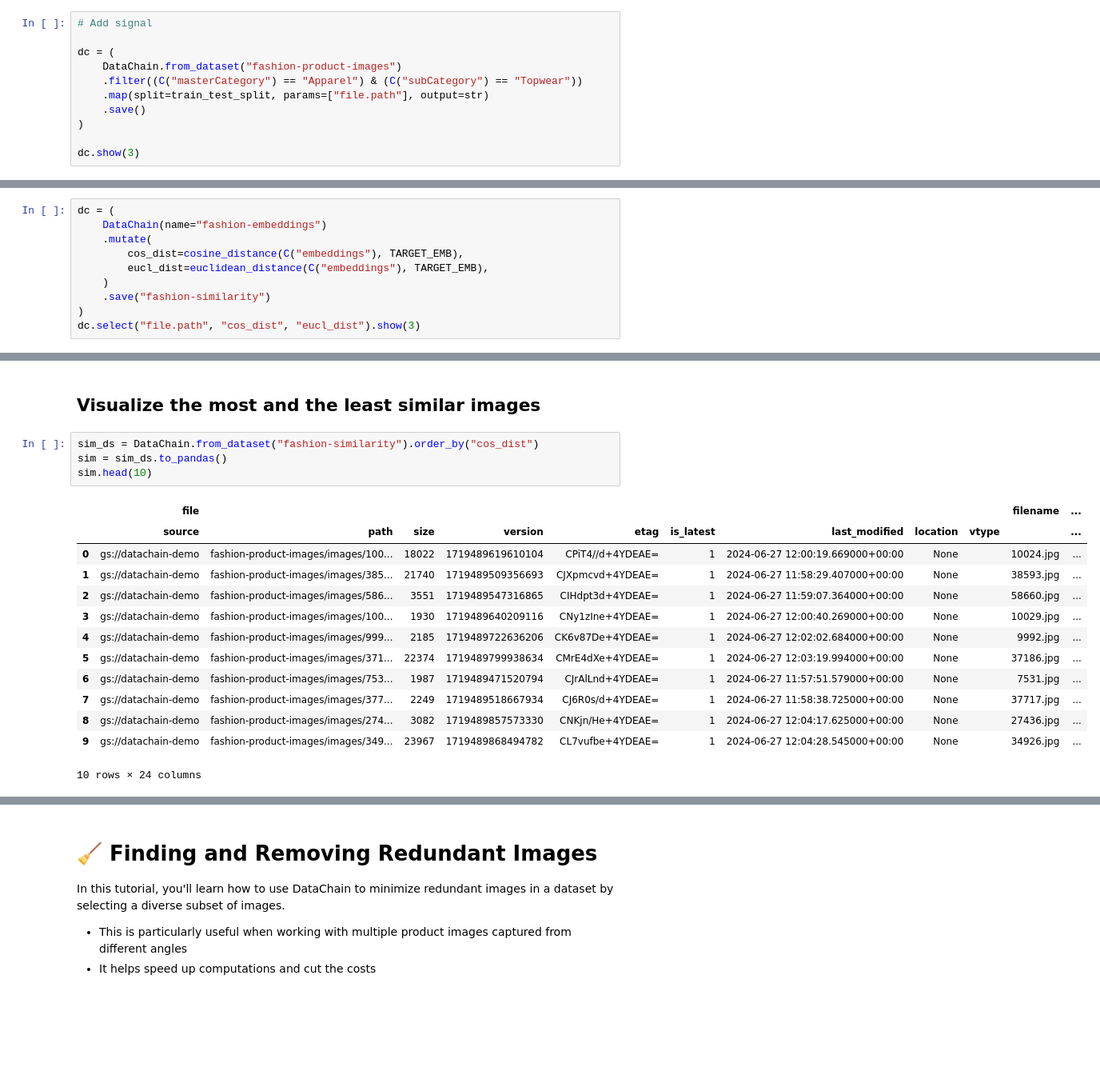
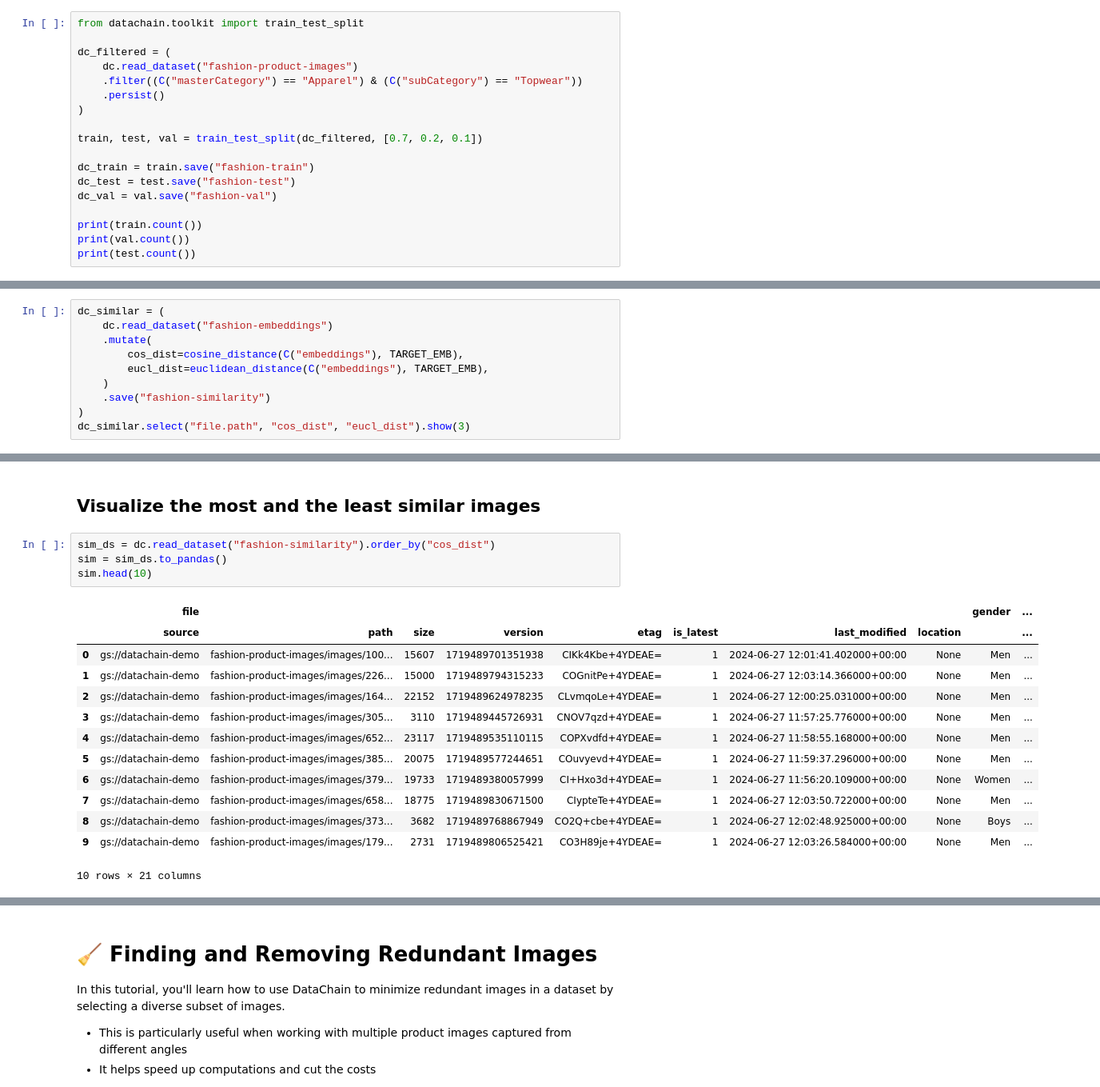
Before and after one commit to datachain-ai/datachain-examples, a Jupyter notebook: computer_vision/fashion_product_images/2-working-with-image-datachains.ipynb, the cells around one changed output, grey strips where cells are left out. Shown at 80% size. Cells and saved outputs as stored; diff of their text form; blank space fills up the shorter version.

```diff
--- a/computer_vision/fashion_product_images/2-working-with-image-datachains.ipynb
+++ b/computer_vision/fashion_product_images/2-working-with-image-datachains.ipynb
@@ -248,12 +215,19 @@ def train_test_split(name) -> str:
 # %%
-# Add signal
+from datachain.toolkit import train_test_split
 
-dc = (
-    DataChain.from_dataset("fashion-product-images")
+dc_filtered = (
+    dc.read_dataset("fashion-product-images")
     .filter((C("masterCategory") == "Apparel") & (C("subCategory") == "Topwear"))
-    .map(split=train_test_split, params=["file.path"], output=str)
-    .save()
+    .persist()
 )
 
-dc.show(3)
+train, test, val = train_test_split(dc_filtered, [0.7, 0.2, 0.1])
+
+dc_train = train.save("fashion-train")
+dc_test = test.save("fashion-test")
+dc_val = val.save("fashion-val")
+
+print(train.count())
+print(val.count())
+print(test.count())
 # %% [output]
@@ -403,15 +363,15 @@ img
 
 - Calculate the cosine and Euclidean distances between the embeddings of each image and the target image's embeddings using built-in `cosine_distance` and `euclidean_distance` functions.
 # %%
-dc = (
-    DataChain(name="fashion-embeddings")
+dc_similar = (
+    dc.read_dataset("fashion-embeddings")
     .mutate(
         cos_dist=cosine_distance(C("embeddings"), TARGET_EMB),
         eucl_dist=euclidean_distance(C("embeddings"), TARGET_EMB),
     )
     .save("fashion-similarity")
 )
-dc.select("file.path", "cos_dist", "eucl_dist").show(3)
+dc_similar.select("file.path", "cos_dist", "eucl_dist").show(3)
 # %% [output]
 |  | file | cos_dist | eucl_dist |
 |  | path |  |  |
@@ -474,23 +434,23 @@ plt.show()
 # %% [markdown]
 ## Visualize the most and the least similar images
 # %%
-sim_ds = DataChain.from_dataset("fashion-similarity").order_by("cos_dist")
+sim_ds = dc.read_dataset("fashion-similarity").order_by("cos_dist")
 sim = sim_ds.to_pandas()
 sim.head(10)
 # %% [output]
-|  | file |  |  |  |  |  |  |  |  | filename | ... |
-|  | source | path | size | version | etag | is_latest | last_modified | location | vtype |  | ... |
-| 0 | gs://datachain-demo | fashion-product-images/images/100... | 18022 | 1719489619610104 | CPiT4//d+4YDEAE= | 1 | 2024-06-27 12:00:19.669000+00:00 | None |  | 10024.jpg | ... |
-| 1 | gs://datachain-demo | fashion-product-images/images/385... | 21740 | 1719489509356693 | CJXpmcvd+4YDEAE= | 1 | 2024-06-27 11:58:29.407000+00:00 | None |  | 38593.jpg | ... |
-| 2 | gs://datachain-demo | fashion-product-images/images/586... | 3551 | 1719489547316865 | CIHdpt3d+4YDEAE= | 1 | 2024-06-27 11:59:07.364000+00:00 | None |  | 58660.jpg | ... |
-| 3 | gs://datachain-demo | fashion-product-images/images/100... | 1930 | 1719489640209116 | CNy1zIne+4YDEAE= | 1 | 2024-06-27 12:00:40.269000+00:00 | None |  | 10029.jpg | ... |
-| 4 | gs://datachain-demo | fashion-product-images/images/999... | 2185 | 1719489722636206 | CK6v87De+4YDEAE= | 1 | 2024-06-27 12:02:02.684000+00:00 | None |  | 9992.jpg | ... |
-| 5 | gs://datachain-demo | fashion-product-images/images/371... | 22374 | 1719489799938634 | CMrE4dXe+4YDEAE= | 1 | 2024-06-27 12:03:19.994000+00:00 | None |  | 37186.jpg | ... |
-| 6 | gs://datachain-demo | fashion-product-images/images/753... | 1987 | 1719489471520794 | CJrAlLnd+4YDEAE= | 1 | 2024-06-27 11:57:51.579000+00:00 | None |  | 7531.jpg | ... |
-| 7 | gs://datachain-demo | fashion-product-images/images/377... | 2249 | 1719489518667934 | CJ6R0s/d+4YDEAE= | 1 | 2024-06-27 11:58:38.725000+00:00 | None |  | 37717.jpg | ... |
-| 8 | gs://datachain-demo | fashion-product-images/images/274... | 3082 | 1719489857573330 | CNKjn/He+4YDEAE= | 1 | 2024-06-27 12:04:17.625000+00:00 | None |  | 27436.jpg | ... |
-| 9 | gs://datachain-demo | fashion-product-images/images/349... | 23967 | 1719489868494782 | CL7vufbe+4YDEAE= | 1 | 2024-06-27 12:04:28.545000+00:00 | None |  | 34926.jpg | ... |
+|  | file |  |  |  |  |  |  |  | gender | ... |
+|  | source | path | size | version | etag | is_latest | last_modified | location |  | ... |
+| 0 | gs://datachain-demo | fashion-product-images/images/100... | 15607 | 1719489701351938 | CIKk4Kbe+4YDEAE= | 1 | 2024-06-27 12:01:41.402000+00:00 | None | Men | ... |
+| 1 | gs://datachain-demo | fashion-product-images/images/226... | 15000 | 1719489794315233 | COGnitPe+4YDEAE= | 1 | 2024-06-27 12:03:14.366000+00:00 | None | Men | ... |
+| 2 | gs://datachain-demo | fashion-product-images/images/164... | 22152 | 1719489624978235 | CLvmqoLe+4YDEAE= | 1 | 2024-06-27 12:00:25.031000+00:00 | None | Men | ... |
+| 3 | gs://datachain-demo | fashion-product-images/images/305... | 3110 | 1719489445726931 | CNOV7qzd+4YDEAE= | 1 | 2024-06-27 11:57:25.776000+00:00 | None | Men | ... |
+| 4 | gs://datachain-demo | fashion-product-images/images/652... | 23117 | 1719489535110115 | COPXvdfd+4YDEAE= | 1 | 2024-06-27 11:58:55.168000+00:00 | None | Men | ... |
+| 5 | gs://datachain-demo | fashion-product-images/images/385... | 20075 | 1719489577244651 | COuvyevd+4YDEAE= | 1 | 2024-06-27 11:59:37.296000+00:00 | None | Men | ... |
+| 6 | gs://datachain-demo | fashion-product-images/images/379... | 19733 | 1719489380057999 | CI+Hxo3d+4YDEAE= | 1 | 2024-06-27 11:56:20.109000+00:00 | None | Women | ... |
+| 7 | gs://datachain-demo | fashion-product-images/images/658... | 18775 | 1719489830671500 | CIypteTe+4YDEAE= | 1 | 2024-06-27 12:03:50.722000+00:00 | None | Men | ... |
+| 8 | gs://datachain-demo | fashion-product-images/images/373... | 3682 | 1719489768867949 | CO2Q+cbe+4YDEAE= | 1 | 2024-06-27 12:02:48.925000+00:00 | None | Boys | ... |
+| 9 | gs://datachain-demo | fashion-product-images/images/179... | 2731 | 1719489806525421 | CO3H89je+4YDEAE= | 1 | 2024-06-27 12:03:26.584000+00:00 | None | Men | ... |
-10 rows × 24 columns
+10 rows × 21 columns
 # %%
 # Select images to display: target image, the most similar and the least similar
 img_names = [
```
Also changed, not shown: parts of 41 cells of this notebook, 1 other file.
